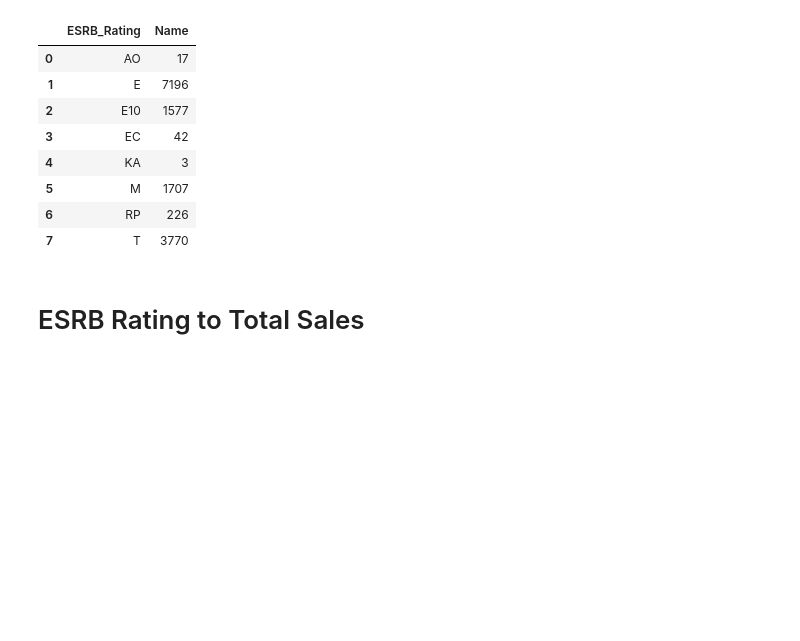
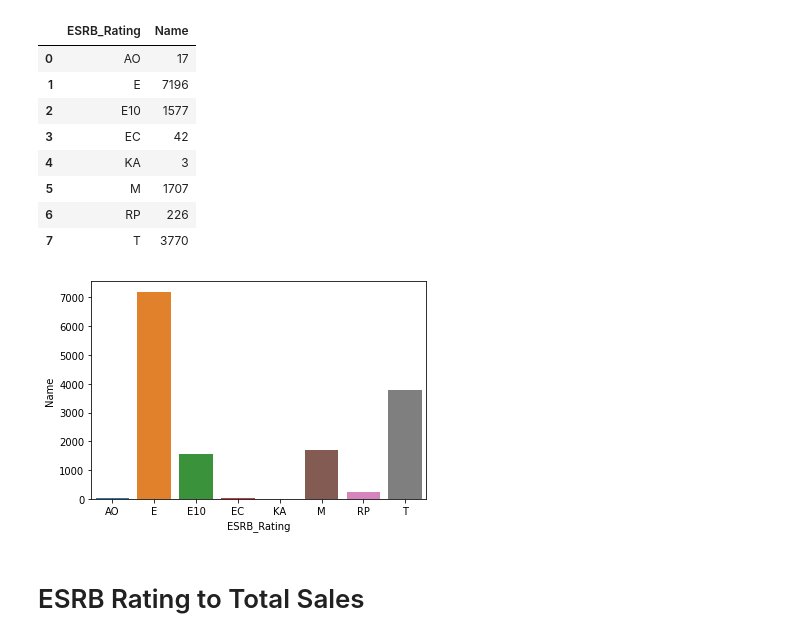
Before and after one commit to Secade/DATASCI-Video-Game-Sales, a Jupyter notebook: Video Game Sales EDA.ipynb, the cells around one changed output. Saved outputs shown, nothing was run; the diff lists cells and outputs as text; code cells hidden in the pictures; blank space fills up the shorter version.

Commit message:
Added visualization to Rating Count

```diff
--- a/Video Game Sales EDA.ipynb
+++ b/Video Game Sales EDA.ipynb
@@ -160,6 +160,10 @@ esrbToCount
 | 5 | M | 1707 |
 | 6 | RP | 226 |
 | 7 | T | 3770 |
+# %%
+esrbtoCount_plot =  sns.barplot(data = esrbToCount, x = "ESRB_Rating", y = "Name")
+# %% [output]
+[figure, added]
 # %% [markdown]
 # ESRB Rating to Total Sales
 # %%
```
